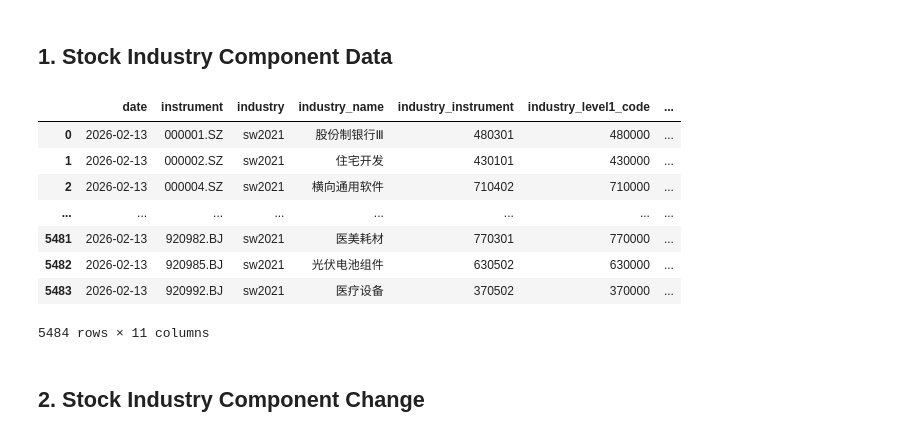
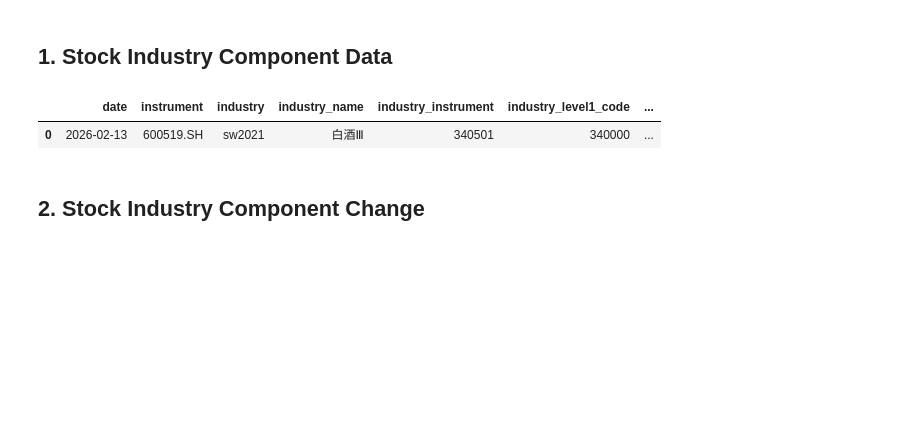
Before and after one commit to zhangfan9607243/BigQuant_Resources_Collection, a Jupyter notebook: BigQuant_Resources_Collection/Data_Collection/Data_Summary/Chinese_Mainland_Data/Stock_Data/Stock_Industry_Data/Stock_Industry_Info_Data/Stock_Industry_Component_Data.ipynb, the cells around one changed output. Drawn from its saved outputs; the diff is of its cells as text; code cells hidden in the pictures; blank space fills up the shorter version.

```diff
--- a/BigQuant_Resources_Collection/Data_Collection/Data_Summary/Chinese_Mainland_Data/Stock_Data/Stock_Industry_Data/Stock_Industry_Info_Data/Stock_Industry_Component_Data.ipynb
+++ b/BigQuant_Resources_Collection/Data_Collection/Data_Summary/Chinese_Mainland_Data/Stock_Data/Stock_Industry_Data/Stock_Industry_Info_Data/Stock_Industry_Component_Data.ipynb
@@ -10,20 +10,14 @@ pd.set_option('display.max_column', None)
 # %%
 dai.query("""
 SELECT *
 FROM cn_stock_industry_component
 WHERE date = '2026-02-13'
 AND industry = 'sw2021'
+AND instrument = '600519.SH'
 """).df()
 # %% [output]
 |  | date | instrument | industry | industry_name | industry_instrument | industry_level1_code | ... |
-| 0 | 2026-02-13 | 000001.SZ | sw2021 | 股份制银行Ⅲ | 480301 | 480000 | ... |
-| 1 | 2026-02-13 | 000002.SZ | sw2021 | 住宅开发 | 430101 | 430000 | ... |
-| 2 | 2026-02-13 | 000004.SZ | sw2021 | 横向通用软件 | 710402 | 710000 | ... |
-| ... | ... | ... | ... | ... | ... | ... | ... |
-| 5481 | 2026-02-13 | 920982.BJ | sw2021 | 医美耗材 | 770301 | 770000 | ... |
-| 5482 | 2026-02-13 | 920985.BJ | sw2021 | 光伏电池组件 | 630502 | 630000 | ... |
-| 5483 | 2026-02-13 | 920992.BJ | sw2021 | 医疗设备 | 370502 | 370000 | ... |
+| 0 | 2026-02-13 | 600519.SH | sw2021 | 白酒Ⅲ | 340501 | 340000 | ... |
-5484 rows × 11 columns
 # %% [markdown]
 ## 2. Stock Industry Component Change
 # %%
```
Also changed, not shown: 9 other files.
